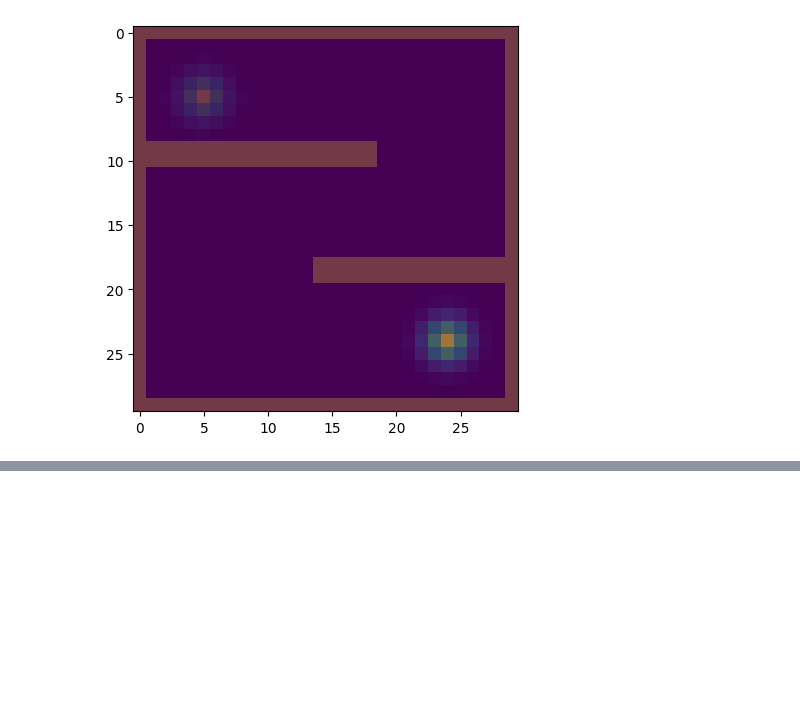
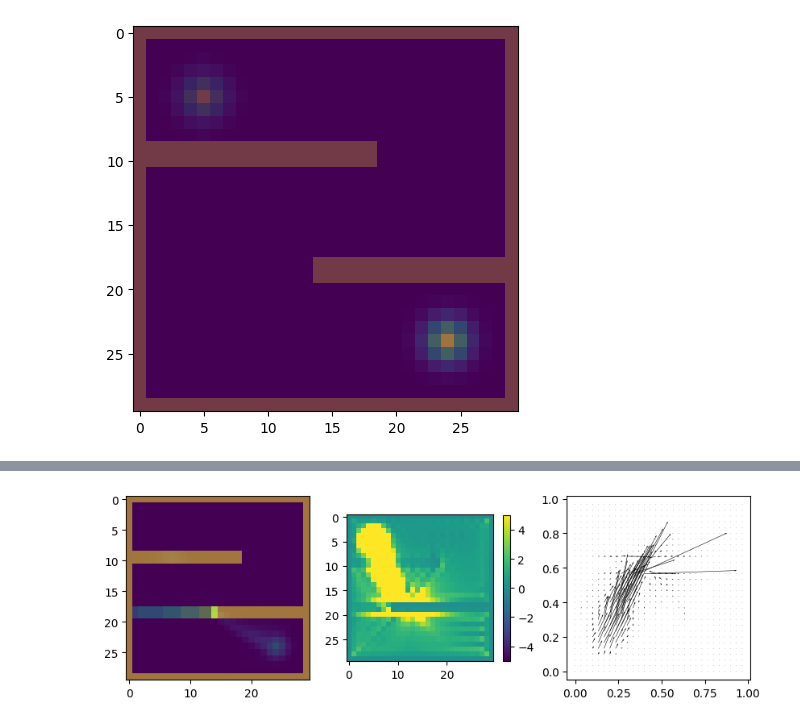
Before and after one commit to mao1756/pdot, a Jupyter notebook: exploratory/wfr_proximal_test.ipynb, the cells around one changed output, grey strips where cells are left out. Saved outputs shown, nothing was run; the diff lists cells and outputs as text; code cells hidden in the pictures; blank space fills up the shorter version.

Commit message:
Add test for moving barrier examples

```diff
--- a/exploratory/wfr_proximal_test.ipynb
+++ b/exploratory/wfr_proximal_test.ipynb
@@ -791,0 +832,62 @@ array([[9.08365241e+14, 2.21370498e+16, 0.00000000e+00, 5.62609522e+16,
+# %%
+import numpy as np
+import matplotlib.pyplot as plt
+from matplotlib.animation import FuncAnimation
+import matplotlib.animation as animation
+
+def plot_maze_2(x, H, xx, yy, rho_0, rho_1, ismask=False):
+    T = len(H)
+    f, axes = plt.subplots(1, 3, figsize=[10, 5])
+
+    ax1, ax2, ax3 = axes
+
+    # Initialize images and colorbar
+    im1 = ax1.imshow(H[0])
+    im2 = ax1.imshow(rho_0, alpha=0.5)
+    ims2 = ax2.imshow(x.V.Z[0], vmin=-5, vmax=5)
+    cbar1 = f.colorbar(ims2, ax=ax2, shrink=0.47)
+    quiv = ax3.quiver(xx, yy, x.V.D[2][0], x.V.D[1][0], cmap="gray_r")
+
+    def init():
+        #ax1.imshow(H[0])
+        #ax1.imshow(rho_0, alpha=0.5)
+        ims2.set_data(x.V.Z[0])
+        quiv.set_UVC(x.V.D[2][0], x.V.D[1][0])
+        ax3.invert_yaxis()
+        ax3.set_aspect('equal', adjustable='box')
+        return im1, im2, ims2, quiv
+
+    def update(t):
+
+        if t <= 0:
+            im1.set_data(H[0])
+            im2.set_data(rho_0)
+            ims2.set_data(x.V.Z[0])
+            quiv.set_UVC(x.V.D[2][0], x.V.D[1][0])
+        elif t >= T:
+            im1.set_data(H[T-1])
+            im2.set_data(rho_1)
+            ims2.set_data(x.V.Z[T-1])
+            quiv.set_UVC(x.V.D[2][T-1], x.V.D[1][T-1])
+        else:
+            masked1 = np.ma.masked_where(np.abs(x.V.D[0][t]) < 1e-10, x.V.D[0][t])
+            if ismask:
+                im1.set_data(masked1)
+            else:
+                im1.set_data(H[t])
+                im2.set_data(x.V.D[0][t])
+            masked = np.ma.masked_where(np.abs(x.V.Z[t]) < 1e-10, x.V.Z[t])
+            cmap = plt.cm.viridis
+            cmap.set_bad(color='white')  # Set color for masked values (zero values)
+            ims2.set_data(masked)
+            quiv.set_UVC(x.V.D[2][t], x.V.D[1][t])
+        return im1, im2, ims2, quiv
+
+    ani = FuncAnimation(f, update, frames=range(T), init_func=init, blit=False)
+    ani.save('maze_animation.mp4', writer='ffmpeg', fps=15)
+
+# Example usage
+plot_elements9 = [x.copy(), H.copy(), xx, yy, rho_0.copy(), rho_1.copy(), False]
+plot_maze_2(*plot_elements9)
+# %% [output]
+[figure, added]
```
Also changed, not shown: parts of 9 cells of this notebook, 2 other files.
